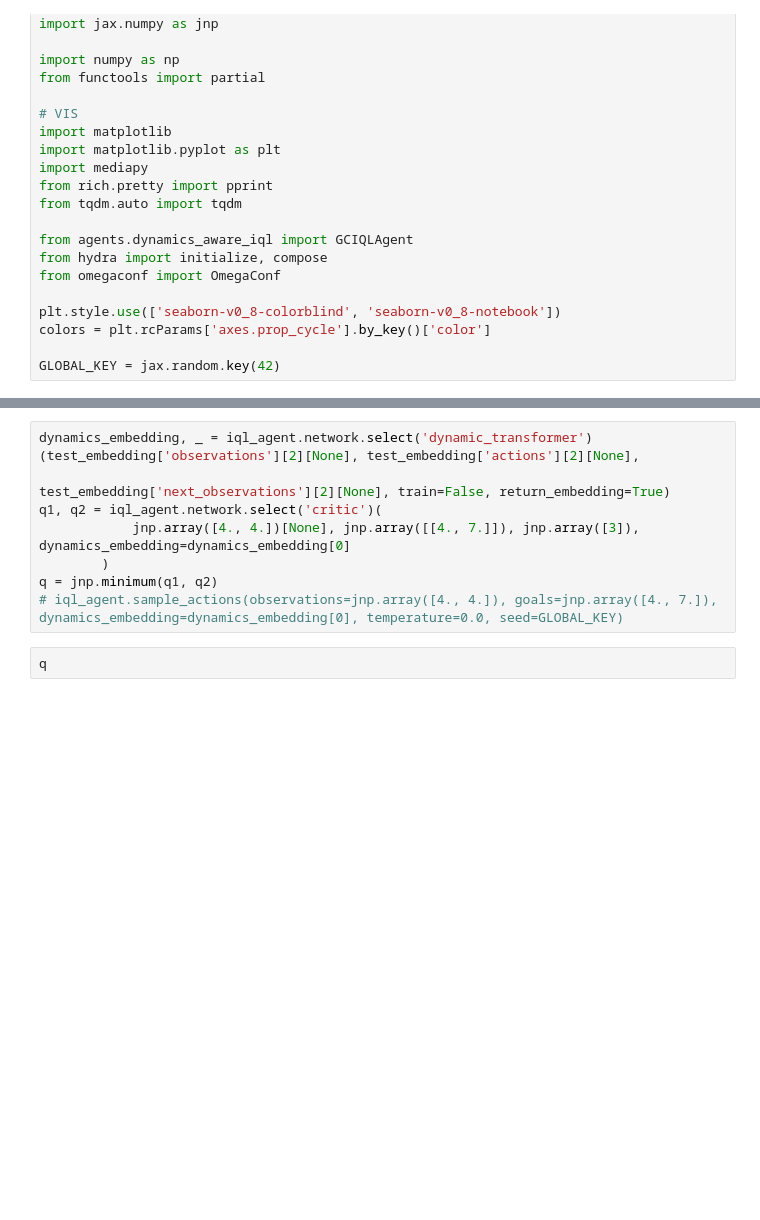
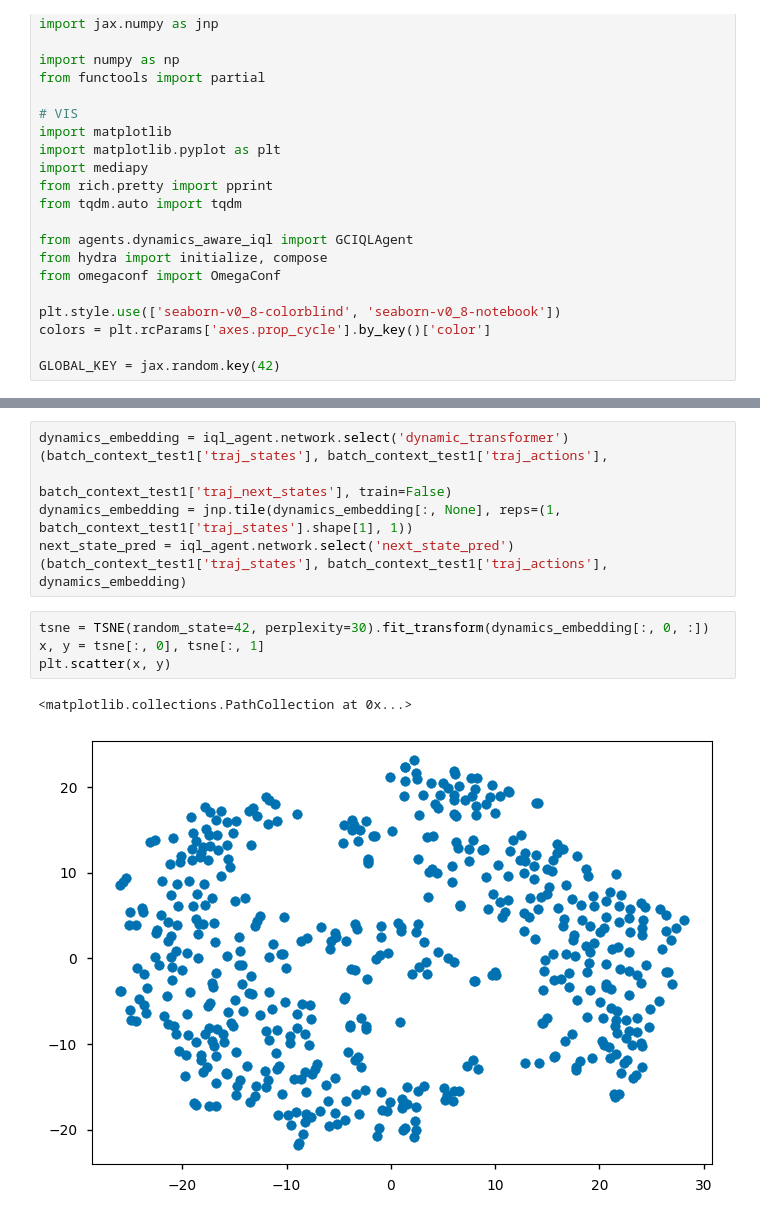
Before and after one commit to skylooop/BeliefConditionedFB, a Jupyter notebook: notebooks/in_context_gciql.ipynb, the cells around one changed output, grey strips where cells are left out. Drawn from its saved outputs; the diff is of its cells as text; blank space fills up the shorter version.

```diff
--- a/notebooks/in_context_gciql.ipynb
+++ b/notebooks/in_context_gciql.ipynb
@@ -420,10 +411,12 @@ KeyboardInterrupt:
-# %%
-dynamics_embedding, _ = iql_agent.network.select('dynamic_transformer')(test_embedding['observations'][2][None], test_embedding['actions'][2][None],
-                                                                                    test_embedding['next_observations'][2][None], train=False, return_embedding=True)
-q1, q2 = iql_agent.network.select('critic')(
-            jnp.array([4., 4.])[None], jnp.array([[4., 7.]]), jnp.array([3]), dynamics_embedding=dynamics_embedding[0]
-        )
-q = jnp.minimum(q1, q2)
-# iql_agent.sample_actions(observations=jnp.array([4., 4.]), goals=jnp.array([4., 7.]), dynamics_embedding=dynamics_embedding[0], temperature=0.0, seed=GLOBAL_KEY)
-# %%
-q
+# %%
+dynamics_embedding = iql_agent.network.select('dynamic_transformer')(batch_context_test1['traj_states'], batch_context_test1['traj_actions'],
+                                                                                    batch_context_test1['traj_next_states'], train=False)
+dynamics_embedding = jnp.tile(dynamics_embedding[:, None], reps=(1, batch_context_test1['traj_states'].shape[1], 1))
+next_state_pred = iql_agent.network.select('next_state_pred')(batch_context_test1['traj_states'], batch_context_test1['traj_actions'], dynamics_embedding)
+# %%
+tsne = TSNE(random_state=42, perplexity=30).fit_transform(dynamics_embedding[:, 0, :])
+x, y = tsne[:, 0], tsne[:, 1]
+plt.scatter(x, y)
+# %% [output]
+<matplotlib.collections.PathCollection at 0x...>
+[figure, added]
```
Also changed, not shown: parts of 7 cells of this notebook, 22 other files.
